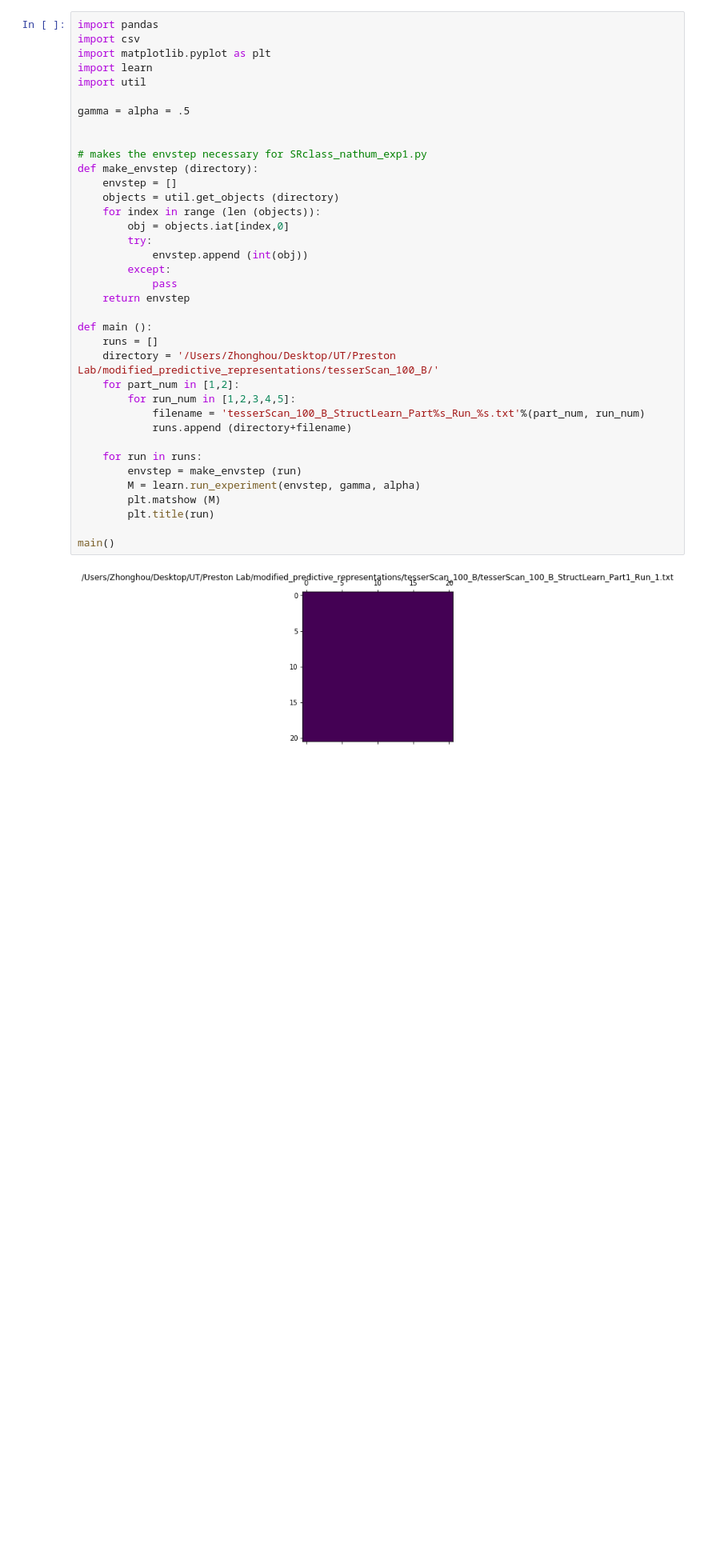
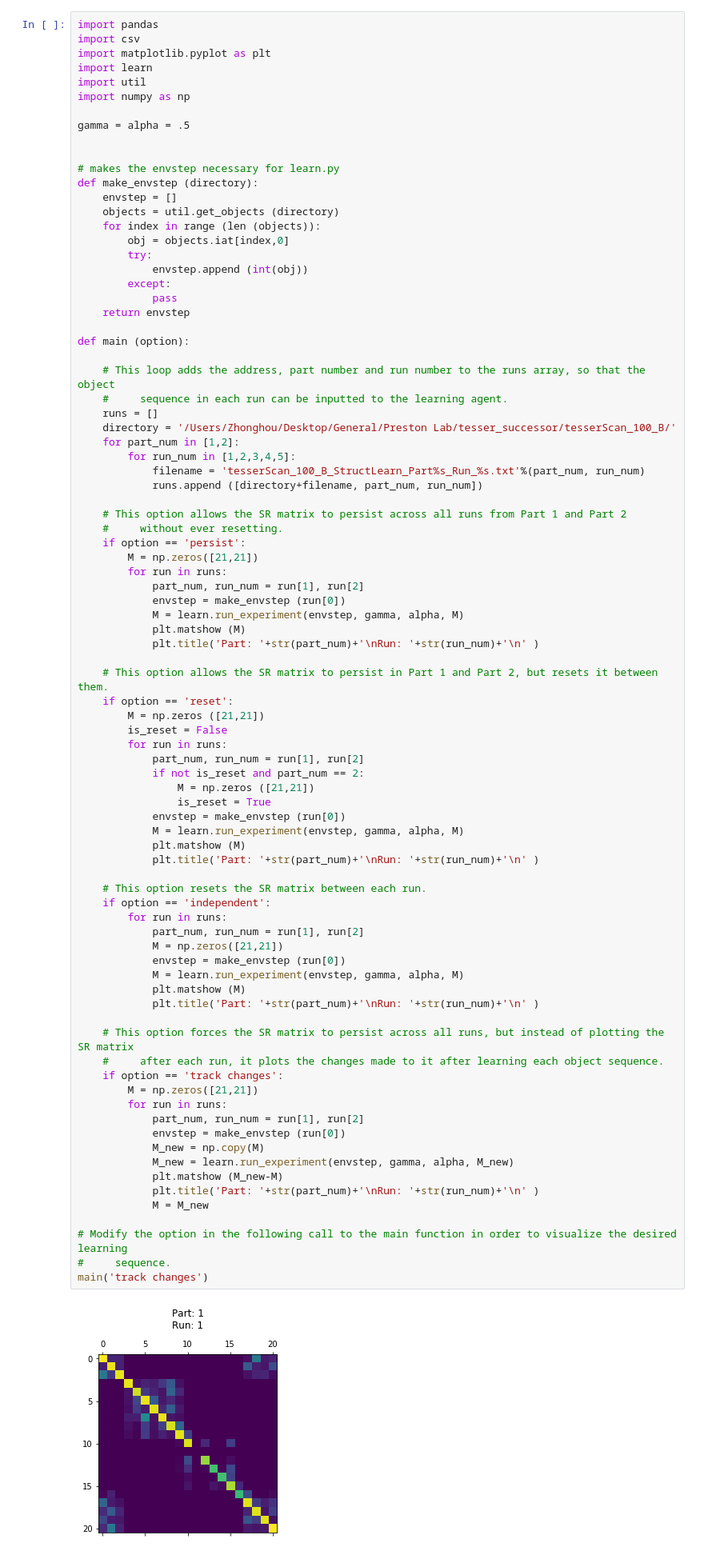
Before and after one commit to prestonlab/tesser_successor, a Jupyter notebook: successor_representation/explore_simulations.ipynb, the cells around one changed output. Shown at 80% size. Saved outputs shown, nothing was run; the diff lists cells and outputs as text; blank space fills up the shorter version.

Commit message:
Adds options to allow the learning agent to be reset.

```diff
--- a/successor_representation/explore_simulations.ipynb
+++ b/successor_representation/explore_simulations.ipynb
@@ -1,39 +1,87 @@
 # %%
 import pandas
 import csv
 import matplotlib.pyplot as plt
 import learn
 import util
+import numpy as np
 
 gamma = alpha = .5
 
 
-# makes the envstep necessary for SRclass_nathum_exp1.py
+# makes the envstep necessary for learn.py
 def make_envstep (directory):
     envstep = []
     objects = util.get_objects (directory)
     for index in range (len (objects)):
         obj = objects.iat[index,0]
         try:
             envstep.append (int(obj))
         except:
             pass
     return envstep
 
-def main ():
+def main (option):
+
+    # This loop adds the address, part number and run number to the runs array, so that the object
+    #     sequence in each run can be inputted to the learning agent.
     runs = []
-    directory = '/Users/Zhonghou/Desktop/UT/Preston Lab/modified_predictive_representations/tesserScan_100_B/'
+    directory = '/Users/Zhonghou/Desktop/General/Preston Lab/tesser_successor/tesserScan_100_B/'
     for part_num in [1,2]:
         for run_num in [1,2,3,4,5]:
             filename = 'tesserScan_100_B_StructLearn_Part%s_Run_%s.txt'%(part_num, run_num)
-            runs.append (directory+filename)
+            runs.append ([directory+filename, part_num, run_num])
 
-    for run in runs:
-        envstep = make_envstep (run)
-        M = learn.run_experiment(envstep, gamma, alpha)
-        plt.matshow (M)
-        plt.title(run)
+    # This option allows the SR matrix to persist across all runs from Part 1 and Part 2
+    #     without ever resetting.
+    if option == 'persist':
+        M = np.zeros([21,21])
+        for run in runs:
+            part_num, run_num = run[1], run[2]
+            envstep = make_envstep (run[0])
+            M = learn.run_experiment(envstep, gamma, alpha, M)
+            plt.matshow (M)
+            plt.title('Part: '+str(part_num)+'\nRun: '+str(run_num)+'\n' )
 
-main()
+    # This option allows the SR matrix to persist in Part 1 and Part 2, but resets it between them.
+    if option == 'reset':
+        M = np.zeros ([21,21])
+        is_reset = False
+        for run in runs:
+            part_num, run_num = run[1], run[2]
+            if not is_reset and part_num == 2:
+                M = np.zeros ([21,21])
+                is_reset = True
+            envstep = make_envstep (run[0])
+            M = learn.run_experiment(envstep, gamma, alpha, M)
+            plt.matshow (M)
+            plt.title('Part: '+str(part_num)+'\nRun: '+str(run_num)+'\n' )
+
+    # This option resets the SR matrix between each run.
+    if option == 'independent':
+        for run in runs:
+            part_num, run_num = run[1], run[2]
+            M = np.zeros([21,21])
+            envstep = make_envstep (run[0])
+            M = learn.run_experiment(envstep, gamma, alpha, M)
+            plt.matshow (M)
+            plt.title('Part: '+str(part_num)+'\nRun: '+str(run_num)+'\n' )
+
+    # This option forces the SR matrix to persist across all runs, but instead of plotting the SR matrix
+    #     after each run, it plots the changes made to it after learning each object sequence.
+    if option == 'track changes':
+        M = np.zeros([21,21])
+        for run in runs:
+            part_num, run_num = run[1], run[2]
+            envstep = make_envstep (run[0])
+            M_new = np.copy(M)
+            M_new = learn.run_experiment(envstep, gamma, alpha, M_new)
+            plt.matshow (M_new-M)
+            plt.title('Part: '+str(part_num)+'\nRun: '+str(run_num)+'\n' )
+            M = M_new
+
+# Modify the option in the following call to the main function in order to visualize the desired learning
+#     sequence.
+main('track changes')
 # %% [output]
-[figure, old version]
+[figure, new version]
```
Also changed, not shown: parts of 1 cell of this notebook, 13 other files.
